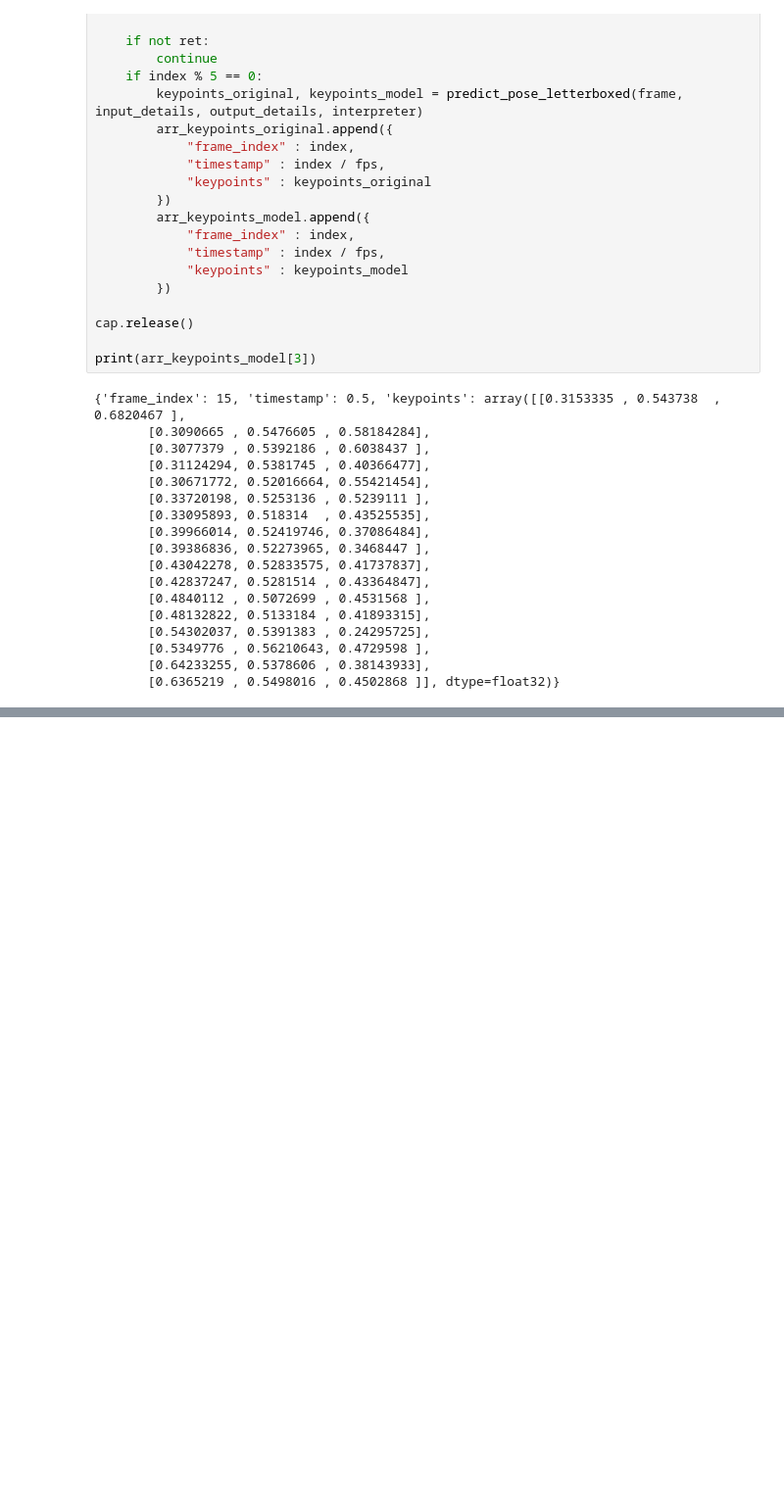
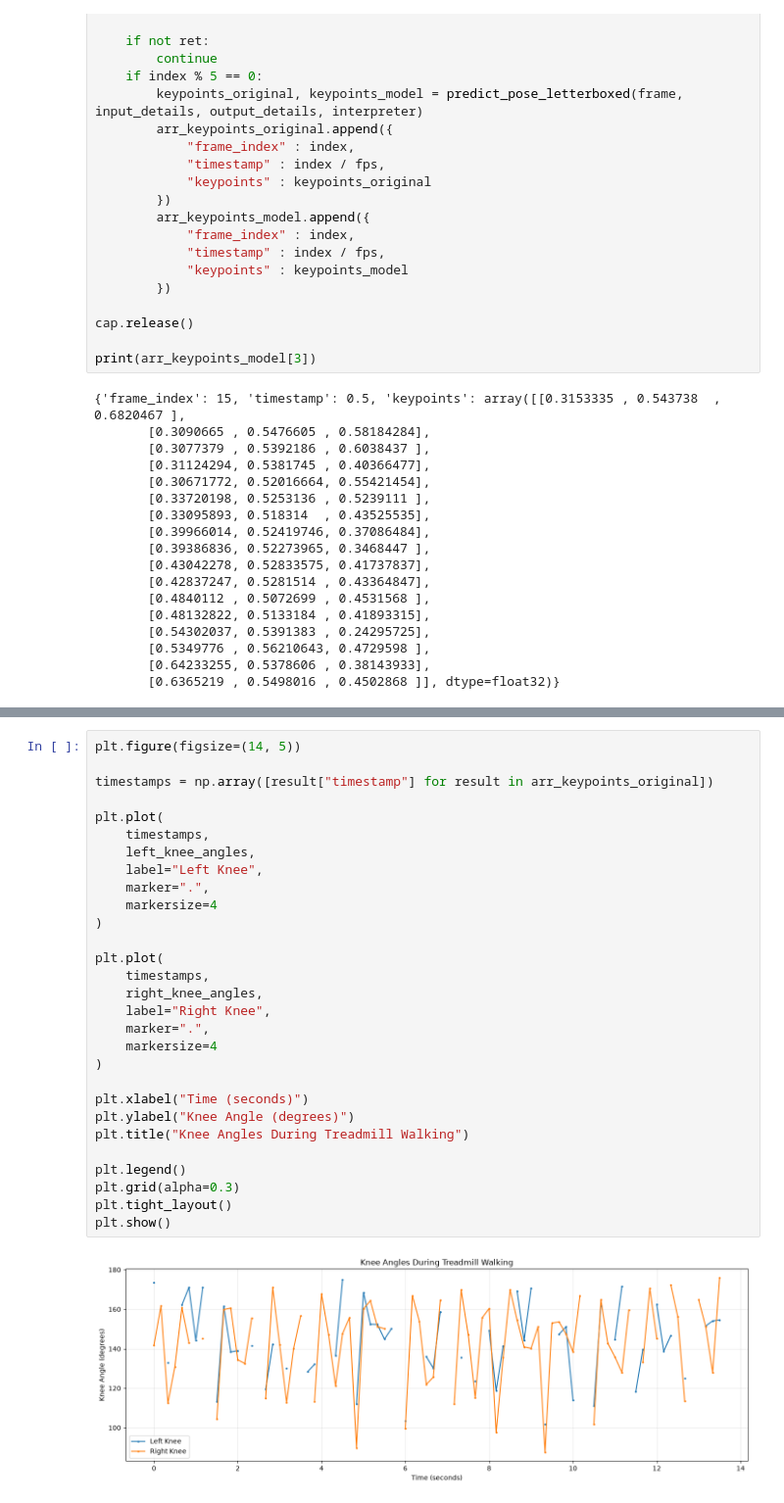
Before and after one commit to AghaMmdm/markerless-pose-estimation-lab, a Jupyter notebook: notebooks/stage_3_gait_analysis.ipynb, the cells around one changed output, grey strips where cells are left out. Shown at 98% size. Drawn from its saved outputs; the diff is of its cells as text; blank space fills up the shorter version.

```diff
--- a/notebooks/stage_3_gait_analysis.ipynb
+++ b/notebooks/stage_3_gait_analysis.ipynb
@@ -319,0 +563,31 @@ print(arr_keypoints_model[3])
+# %%
+plt.figure(figsize=(14, 5))
+
+timestamps = np.array([result["timestamp"] for result in arr_keypoints_original])
+
+plt.plot(
+    timestamps,
+    left_knee_angles,
+    label="Left Knee",
+    marker=".",
+    markersize=4
+)
+
+plt.plot(
+    timestamps,
+    right_knee_angles,
+    label="Right Knee",
+    marker=".",
+    markersize=4
+)
+
+plt.xlabel("Time (seconds)")
+plt.ylabel("Knee Angle (degrees)")
+plt.title("Knee Angles During Treadmill Walking")
+
+plt.legend()
+plt.grid(alpha=0.3)
+plt.tight_layout()
+plt.show()
+# %% [output]
+[figure, added]
```
Also changed, not shown: parts of 9 cells of this notebook, 1 other file.
